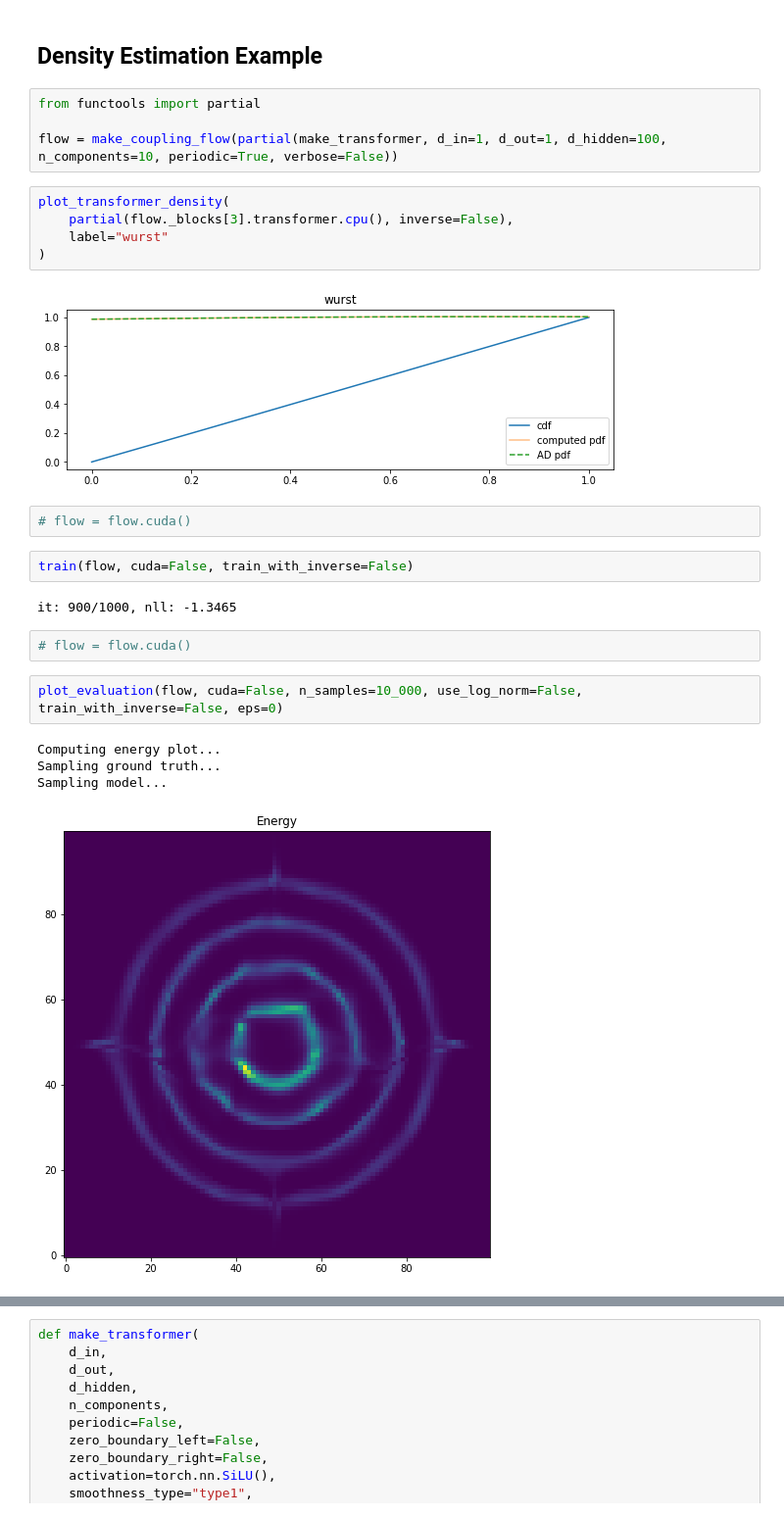
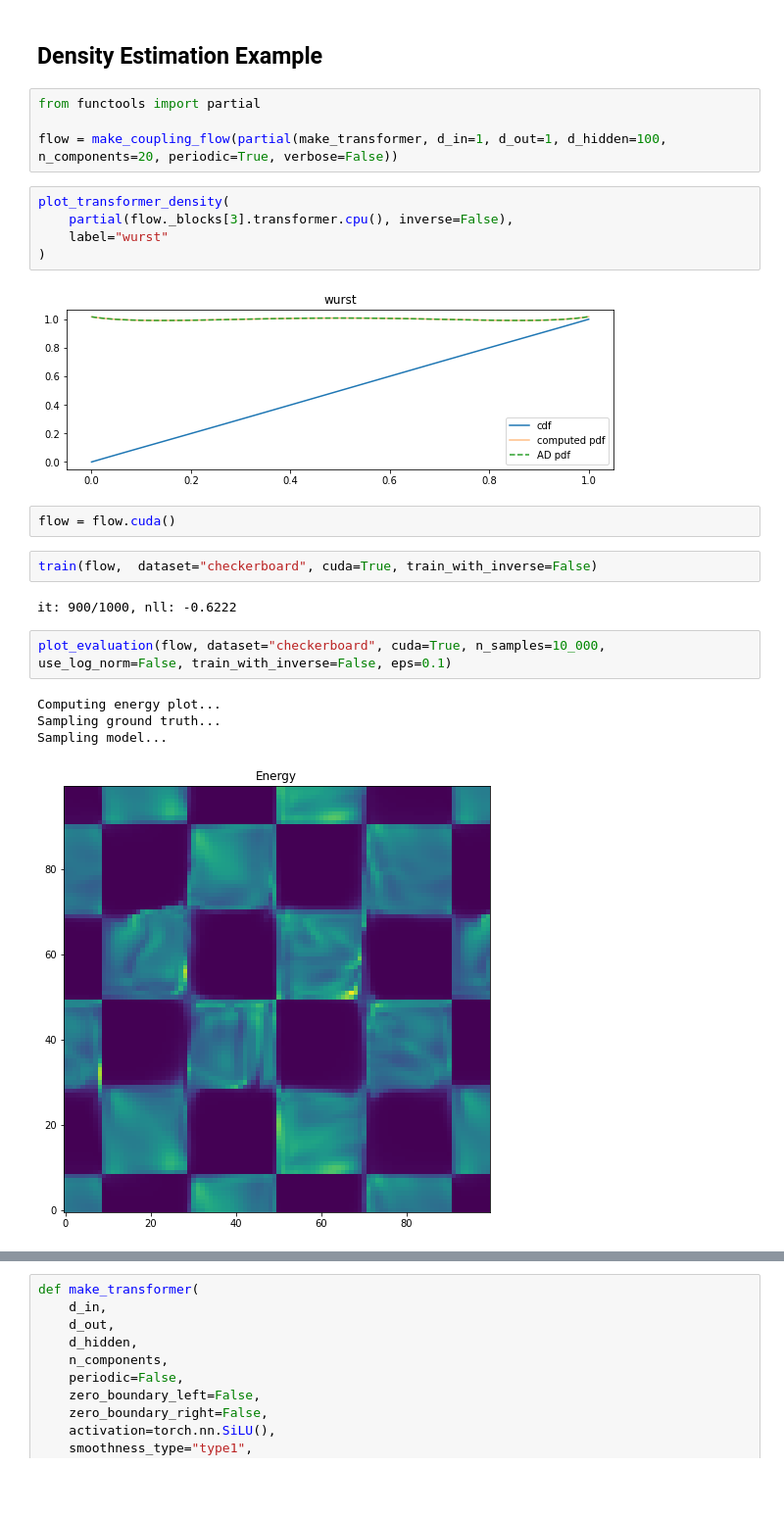
Before and after one commit to noegroup/bgflow, a Jupyter notebook: notebooks/compact/compact.ipynb, the cells around one changed output, grey strips where cells are left out. Shown: that part at 98% size. Saved outputs shown, nothing was run; the diff lists cells and outputs as text; blank space fills up the shorter version.

```diff
--- a/notebooks/compact/compact.ipynb
+++ b/notebooks/compact/compact.ipynb
@@ -352,26 +352,24 @@ tensor([[ 0.0000e+00,  0.0000e+00,  0.0000e+00,  ...,  0.0000e+00,
 # %%
 from functools import partial
 
-flow = make_coupling_flow(partial(make_transformer, d_in=1, d_out=1, d_hidden=100, n_components=10, periodic=True, verbose=False))
+flow = make_coupling_flow(partial(make_transformer, d_in=1, d_out=1, d_hidden=100, n_components=20, periodic=True, verbose=False))
 # %%
 plot_transformer_density(
     partial(flow._blocks[3].transformer.cpu(), inverse=False),
     label="wurst"
 )
 # %% [output]
-[figure, old version]
+[figure, new version]
 # %%
-# flow = flow.cuda()
+flow = flow.cuda()
 # %%
-train(flow, cuda=False, train_with_inverse=False)
+train(flow,  dataset="checkerboard", cuda=True, train_with_inverse=False)
 # %% [output]
-it: 900/1000, nll: -1.3465
+it: 900/1000, nll: -0.6222
-# %%
-# flow = flow.cuda()
 # %%
-plot_evaluation(flow, cuda=False, n_samples=10_000, use_log_norm=False, train_with_inverse=False, eps=0)
+plot_evaluation(flow, dataset="checkerboard", cuda=True, n_samples=10_000, use_log_norm=False, train_with_inverse=False, eps=0.1)
 # %% [output]
 Computing energy plot...
 Sampling ground truth...
 Sampling model...
-[figure, old version]
+[figure, new version]
```
Also changed, not shown: parts of 4 cells of this notebook, 1 other file.
